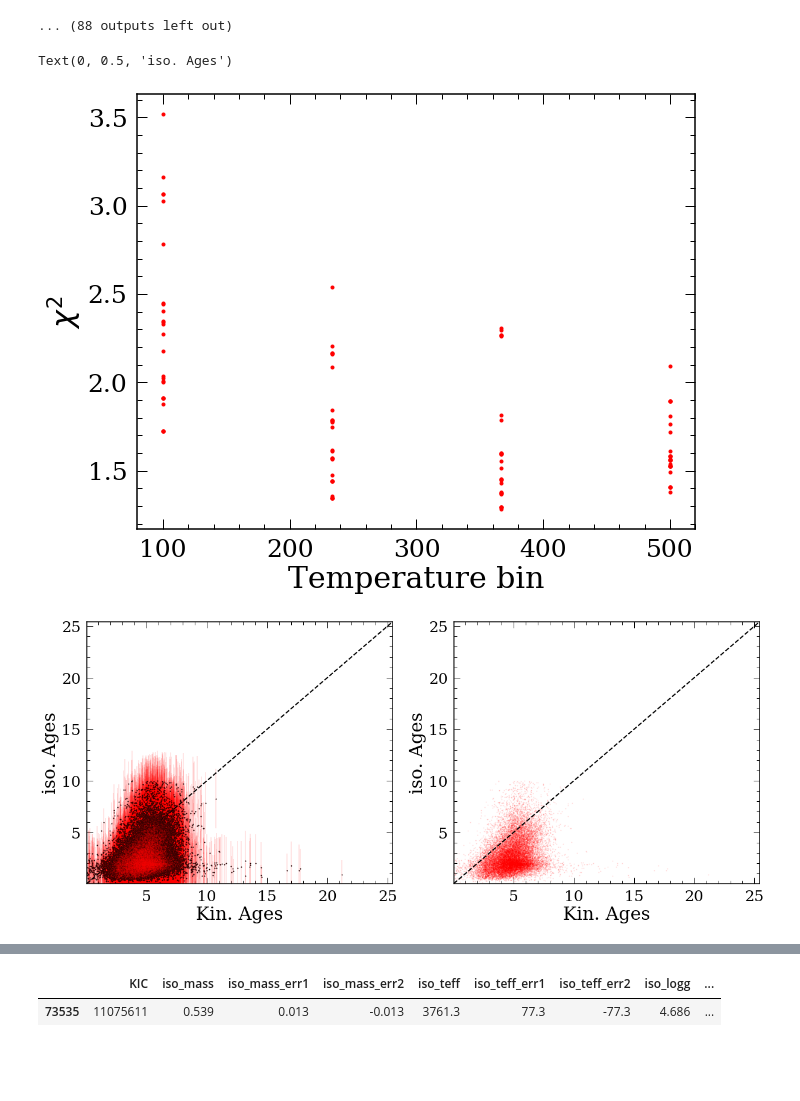
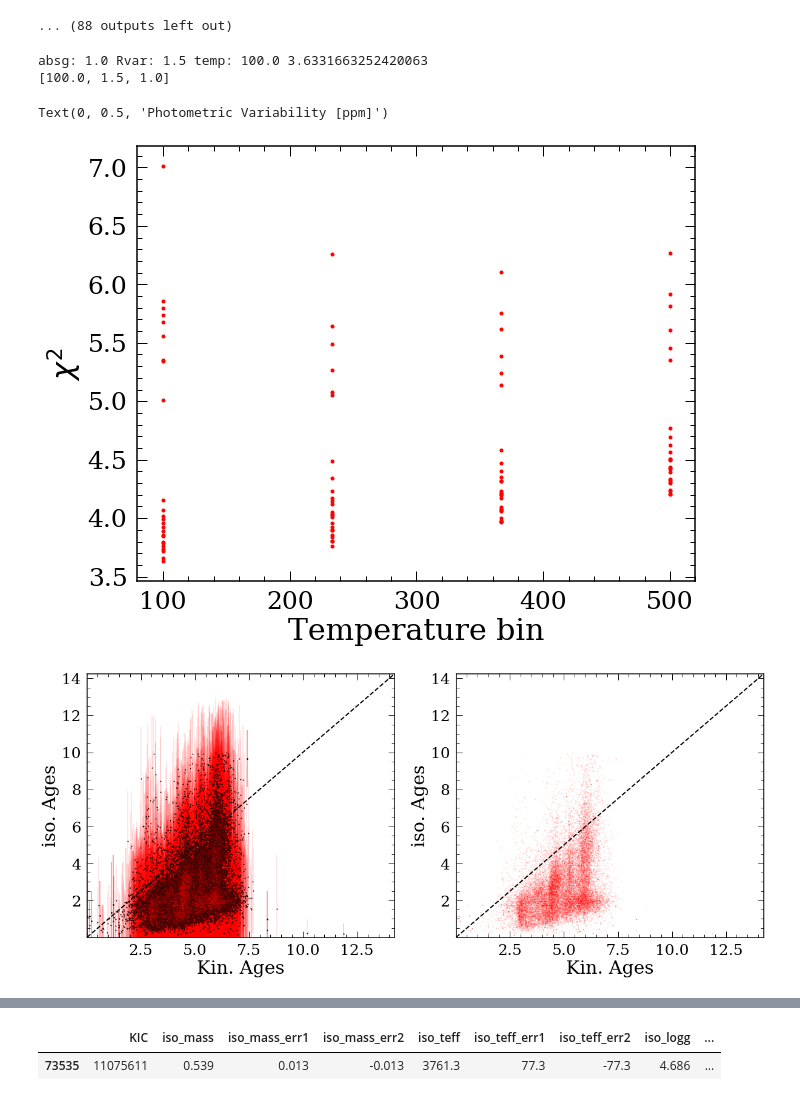
Before and after one commit to lyx12311/KeplerAges, a Jupyter notebook: TravisAges.ipynb, the cells around one changed output, grey strips where cells are left out. Drawn from its saved outputs; the diff is of its cells as text; code cells hidden in the pictures; blank space fills up the shorter version.

```diff
--- a/TravisAges.ipynb
+++ b/TravisAges.ipynb
@@ -186,0 +264,2 @@ getkinAges_err(df_prot_s,['teff_calc','Prot_log','abs_G','logg_y'],[366.66666666
+# %%
+df_prot_s['logg']=df_prot_s['logg_y']
@@ -298,10 +414,10 @@ df_prot_s.to_pickle('minchisq.pkl')
 # %%
 # compare to real ages
 import scipy
-
-protbins=np.linspace(1.,5.,5)
-tempbins=np.linspace(100.,500.,4)
-absg=np.linspace(0.01,0.05,5)
+df_prot_s.dropna(subset=['v_b','teff_calc','Prot_log'])
+protbins=np.linspace(0.1,0.5,5)
+tempbins=np.linspace(50.,500.,4)
+absg=np.linspace(0.01,0.5,4)
 
 chisq=[]
 MAD=[]
@@ -315,19 +431,18 @@ for i in tempbins:
         for l in absg:
             print(float(count)/float(total))
             count=count+1
-            getkinAges(df_prot_s,['teff_calc','Prot_log','abs_G'],[i,j,l])
+            df_prot_s['vel_dis'],df_prot_s['kin_age']=getkinAges(df_prot_s,['teff_calc','Prot_mix_log','abs_G'],[i,j,l])
             stat_df=df_prot_s.dropna(subset=['kin_age','iso_age','iso_age_err1'])
-            if len(stat_df)<1000:
+            if len(stat_df)<0.8*len(df_prot_s):
                 continue
             stat_df=stat_df.loc[stat_df['iso_age']<10]
             stat_df=stat_df.loc[stat_df['iso_age_err1']<3]
-            chisq_sing=sum(np.power(stat_df['kin_age']-stat_df['iso_age'],2.)/stat_df['iso_age_err'])
+            chisq_sing=sum(np.power(stat_df['kin_age']-stat_df['iso_age'],2.)/stat_df['iso_age_err1'])
             chisq.append(chisq_sing/len(stat_df))
             MAD.append(np.median(stat_df['kin_age']-stat_df['iso_age']/
                         np.sqrt(np.power(stat_df['kin_age'],2)+np.power(stat_df['iso_age'],2))))
             tempbins_a.append(i)
             protbins_a.append(j)
-            loggbins_a.append(k)
             absg_a.append(l)
             #slope=df_prot_s
 #getAveAges(df_prot_s,['teff_calc','Prot_log','logg_y'],[550.,0.03,0.2])
@@ -498,3 +767,5 @@ array([ 0.3  ,  2.725,  5.15 ,  7.575, 10.   ])
+# %%
+df_rvar_s=pd.read_pickle('minchisq_rvar.pkl')
 # %%
 # compare to real ages
 import scipy
@@ -551,43 +818,60 @@ plt.figure(figsize=(10,8))
 plt.plot(tempbins_a,chisq,'r.')
 plt.xlabel('Temperature bin')
 plt.ylabel('$\chi^2$')
+df_rvar_s=df_rvar_s.dropna(subset=['Rvar_log','teff_calc','v_b'])
+chisq_s,rotbin_a_s,tempbin_a_s,absg_a=zip(*sorted(zip(chisq,protbins_a,tempbins_a,absg_a)))
 
-chisq_s,rotbin_a_s,tempbin_a_s,logg_a_s=zip(*sorted(zip(chisq,protbins_a,tempbins_a,loggbins_a)))
+print('absg:',absg_a[0],'Rvar:',rotbin_a_s[0],'temp:',tempbin_a_s[0],chisq_s[0])
+print([tempbin_a_s[0],rotbin_a_s[0],absg_a[0]])
+"""
+getkinAges(df_rvar_s,['teff_calc','Rvar_log','logg','abs_G'],
+           [266.6666666666667, 0.5, 0.4175, 0.01])
 
-#print('absg:',absg_a[0],'logg:',logg_a_s[0],'prot:',rotbin_a_s[0],'temp:',tempbin_a_s[0],chisq_s[0])
-#print([tempbin_a_s[0],rotbin_a_s[0],logg_a_s[0],absg_a[0]])
-
-getkinAges(df_rvar_s,['teff_calc','Rvar_log','logg','abs_G'],
-           [266.6666666666667, 5.0, 0.4175, 0.01])
+df_rvar_s['vel_dis'],df_rvar_s['kin_age']=getkinAges(df_rvar_s,['teff_calc','Rvar_log','abs_G'],
+           [266.6666666666667, 2, 0.1])
+"""
+df_rvar_s['vel_dis'],df_rvar_s['kin_age']=getkinAges(df_rvar_s,['teff_calc','Rvar_log','abs_G'],
+           [tempbin_a_s[0],rotbin_a_s[0],absg_a[0]])
 
 df_rvar_s_plot=df_rvar_s.loc[df_rvar_s['iso_age']<10]
 df_rvar_s_plot=df_rvar_s_plot.loc[df_rvar_s_plot['iso_age_err1']<3]
 
 plt.figure(figsize=(20,8))
 plt.subplot(1,2,1)
 plt.errorbar(df_rvar_s_plot['kin_age'], df_rvar_s_plot['iso_age'],
              yerr=df_rvar_s_plot['iso_age_err1'],fmt='ro',alpha=0.1,markersize=1)
 plt.plot(df_rvar_s_plot['kin_age'], df_rvar_s_plot['iso_age'],
          'ko',alpha=1,markersize=1)
 minage=min(min(df_rvar_s_plot['iso_age']),min(df_rvar_s_plot['kin_age']))
 maxage=max(max(df_rvar_s_plot['iso_age']),max(df_rvar_s_plot['kin_age']))
 
 plt.plot([0.8*minage,1.2*maxage],[0.8*minage,1.2*maxage],'k--')
 plt.xlim([0.8*minage,1.2*maxage])
 plt.ylim([0.8*minage,1.2*maxage])
 plt.xlabel('Kin. Ages')
 plt.ylabel('iso. Ages')
 plt.subplot(1,2,2)
 plt.plot(df_rvar_s_plot['kin_age'], df_rvar_s_plot['iso_age'],'ro',alpha=0.1,markersize=1)
 
 plt.plot([0.8*minage,1.2*maxage],[0.8*minage,1.2*maxage],'k--')
 plt.xlim([0.8*minage,1.2*maxage])
 plt.ylim([0.8*minage,1.2*maxage])
 plt.xlabel('Kin. Ages')
 plt.ylabel('iso. Ages')
 
-df_rvar_s.to_pickle('minchisq_rvar.pkl')
+plt.figure(figsize=(10,8))
+cm = plt.cm.get_cmap('viridis',10)
+plt.scatter(df_rvar_s['teff_calc'],df_rvar_s['Rvar'],c=df_rvar_s['kin_age'],s=10,vmin=0,vmax=9,cmap=cm,edgecolors=None)
+
+plt.xlabel('Temperature [K]')
+plt.gca().invert_xaxis()
+plt.yscale('log')
+plt.ylabel('Photometric Variability [ppm]')
+
+#df_rvar_s.to_pickle('minchisq_rvar.pkl')
 # %% [output]
-Text(0, 0.5, 'iso. Ages')
+absg: 1.0 Rvar: 1.5 temp: 100.0 3.6331663252420063
+[100.0, 1.5, 1.0]
+Text(0, 0.5, 'Photometric Variability [ppm]')
-[figure, old version]
+[figure, new version]
-[figure, old version]
+[figure, new version]
```
Also changed, not shown: parts of 42 cells of this notebook, 16 other files.
